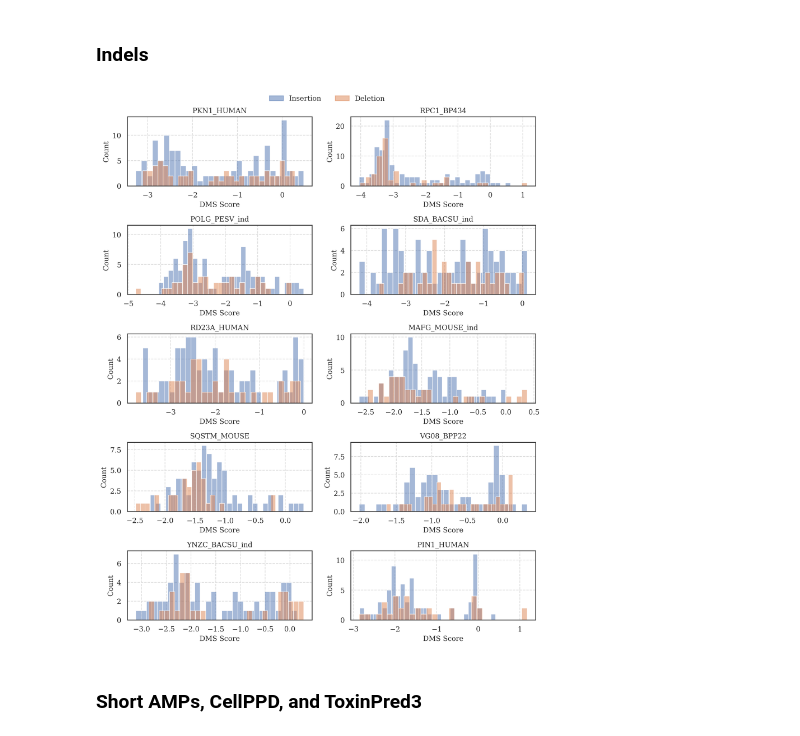
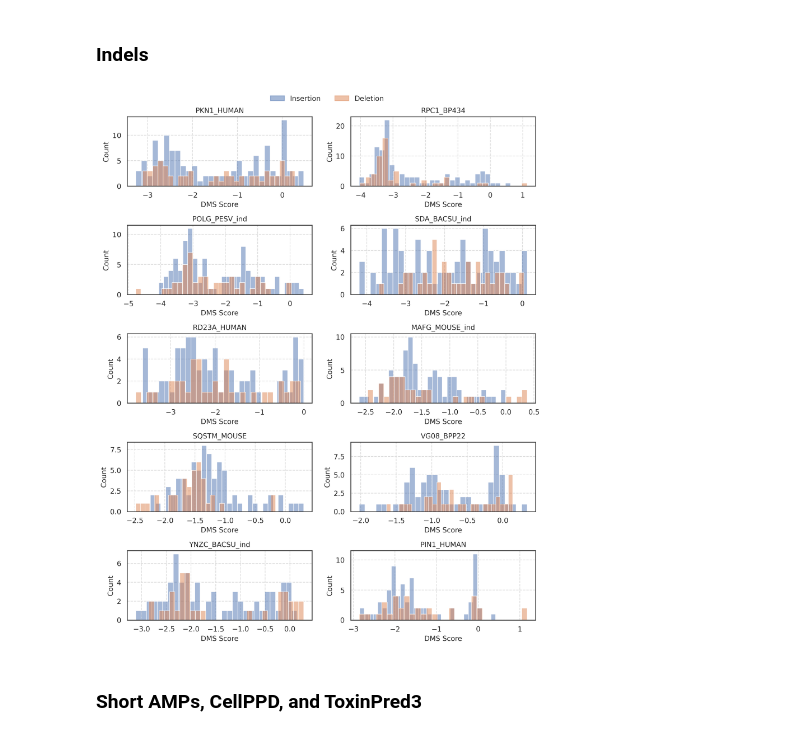
Before and after one commit to LeoAnd00/SCARSE-repro, a Jupyter notebook: code/benchmark/process_data/visualize_processed_data.ipynb, the cells around one changed output. Cells and saved outputs as stored; diff of their text form; code cells hidden in the pictures.

```diff
--- a/code/benchmark/process_data/visualize_processed_data.ipynb
+++ b/code/benchmark/process_data/visualize_processed_data.ipynb
@@ -14,8 +14,9 @@ import matplotlib.patches as mpatches
 sns.set_theme(
     context="notebook",
     style="whitegrid",
-    font="DejaVu Serif",
     rc={
+        "font.family": "sans-serif",
+        "font.sans-serif": ["DejaVu Sans"],
         "figure.dpi": 300,
         "axes.linewidth": 1.2,
         "axes.edgecolor": "#333333",
@@ -26,7 +27,7 @@ sns.set_theme(
 )
 
 mpl.rcParams.update({
-    "font.family": "DejaVu Serif",
+    "font.family": "sans-serif",
     "font.size": 11,
     "axes.titlesize": 11,
     "axes.labelsize": 11,
@@ -141,8 +142,9 @@ import matplotlib.patches as mpatches
 sns.set_theme(
     context="notebook",
     style="whitegrid",
-    font="DejaVu Serif",
     rc={
+        "font.family": "sans-serif",
+        "font.sans-serif": ["DejaVu Sans"],
         "figure.dpi": 300,
         "axes.linewidth": 1.2,
         "axes.edgecolor": "#333333",
@@ -153,7 +155,7 @@ sns.set_theme(
 )
 
 mpl.rcParams.update({
-    "font.family": "DejaVu Serif",
+    "font.family": "sans-serif",
     "font.size": 11,
     "axes.titlesize": 11,
     "axes.labelsize": 11,
@@ -254,34 +256,34 @@ for i, file_name in enumerate(files):
     # ------------------------
     ax.set_title(name_map[file_name])
     ax.set_xlabel("DMS Score")
     ax.set_ylabel("Count")
 
 # ------------------------
 # Remove empty axes
 # ------------------------
 for j in range(i + 1, len(axes)):
     fig.delaxes(axes[j])
 
 # ------------------------
 # Single legend at top center
 # ------------------------
 handles = [
     mpatches.Patch(color=COLOR_INSERT, alpha=0.5, label="Insertion"),
     mpatches.Patch(color=COLOR_DELETE, alpha=0.5, label="Deletion")
 ]
 
 fig.legend(
     handles=handles,
     loc='upper center',
     ncol=2,
     frameon=False,
     bbox_to_anchor=(0.52, 1.02)
 )
 
 plt.tight_layout()
 plt.show()
 # %% [output]
-[figure, old version]
+[figure, new version]
 # %% [markdown]
 ### Short AMPs, CellPPD, and ToxinPred3
 # %%
```
Also changed, not shown: parts of 2 cells of this notebook, 8 other files.
